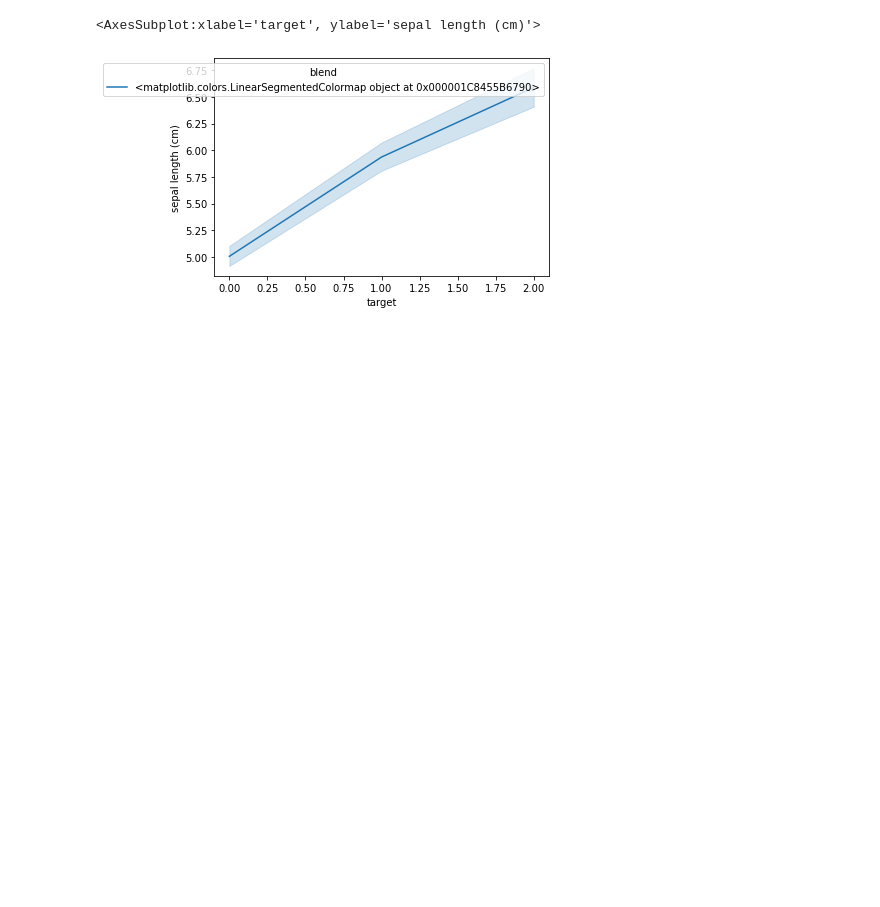
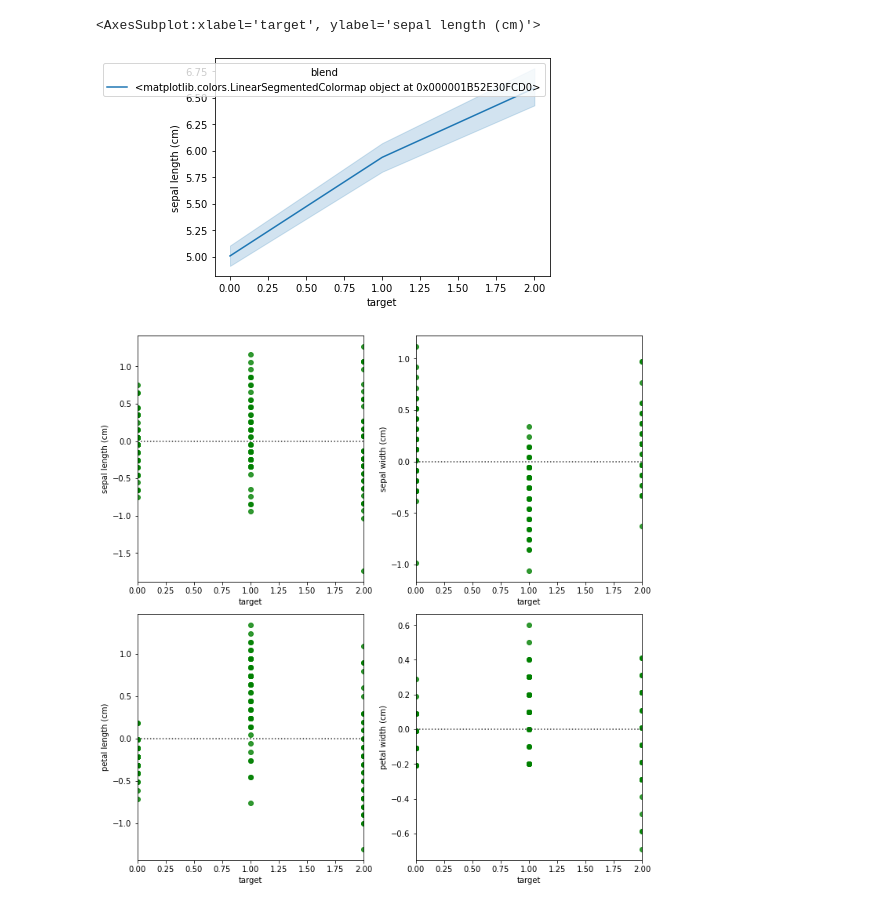
Before and after one commit to solothinker/ML-DL-Xperiments, a Jupyter notebook: Iris-Xperiments/Iris_Data.ipynb, the cells around one changed output. Saved outputs shown, nothing was run; the diff lists cells and outputs as text; code cells hidden in the pictures; blank space fills up the shorter version.

```diff
--- a/Iris-Xperiments/Iris_Data.ipynb
+++ b/Iris-Xperiments/Iris_Data.ipynb
@@ -216,3 +216,13 @@ sns.lineplot(x=df.columns[-1], y=df.columns[0],
 # %% [output]
 <AxesSubplot:xlabel='target', ylabel='sepal length (cm)'>
 [figure]
+# %%
+fig, axs = plt.subplots(2,2,figsize=[10,10])
+sns.residplot(x=df['target'], y=df[df.columns[0]], lowess=True, color="g",ax=axs[0,0])
+sns.residplot(x=df['target'], y=df[df.columns[1]], lowess=True, color="g",ax=axs[0,1])
+sns.residplot(x=df['target'], y=df[df.columns[2]], lowess=True, color="g",ax=axs[1,0])
+sns.residplot(x=df['target'], y=df[df.columns[3]], lowess=True, color="g",ax=axs[1,1])
+fig.tight_layout(pad=1.0);
+plt.show()
+# %% [output]
+[figure, added]
```
Also changed, not shown: parts of 35 cells of this notebook.
